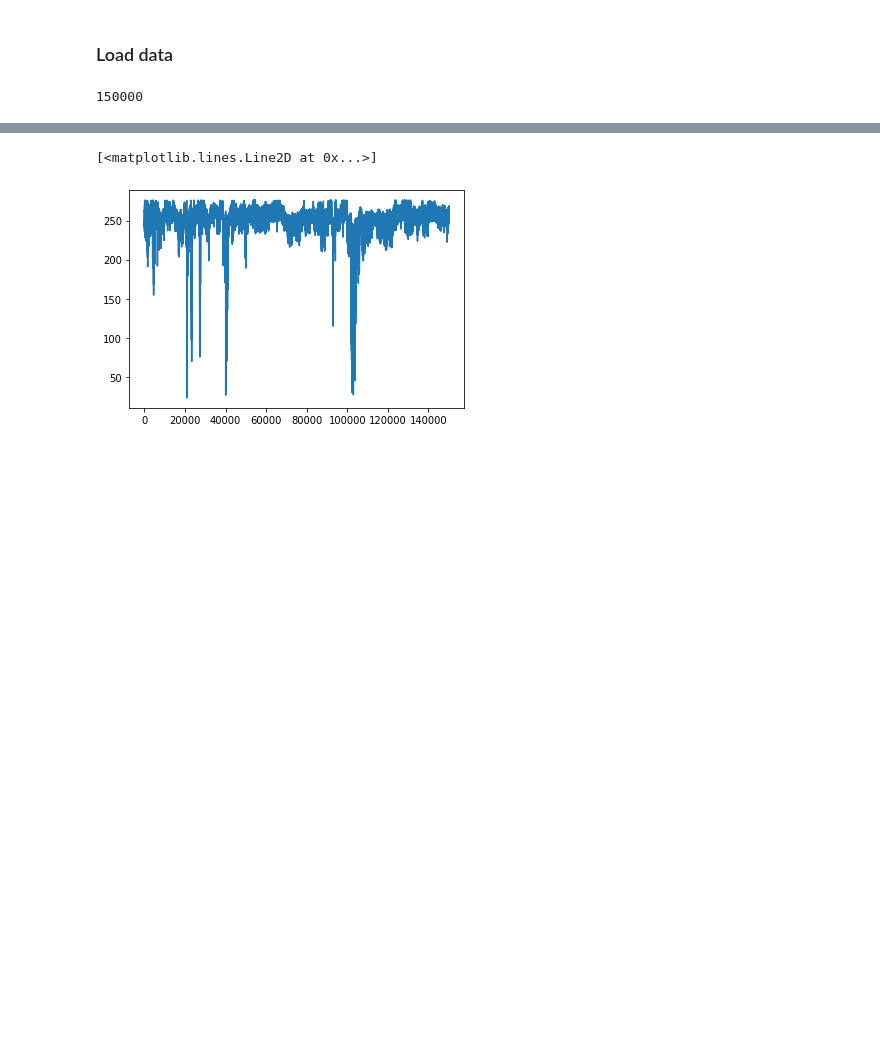
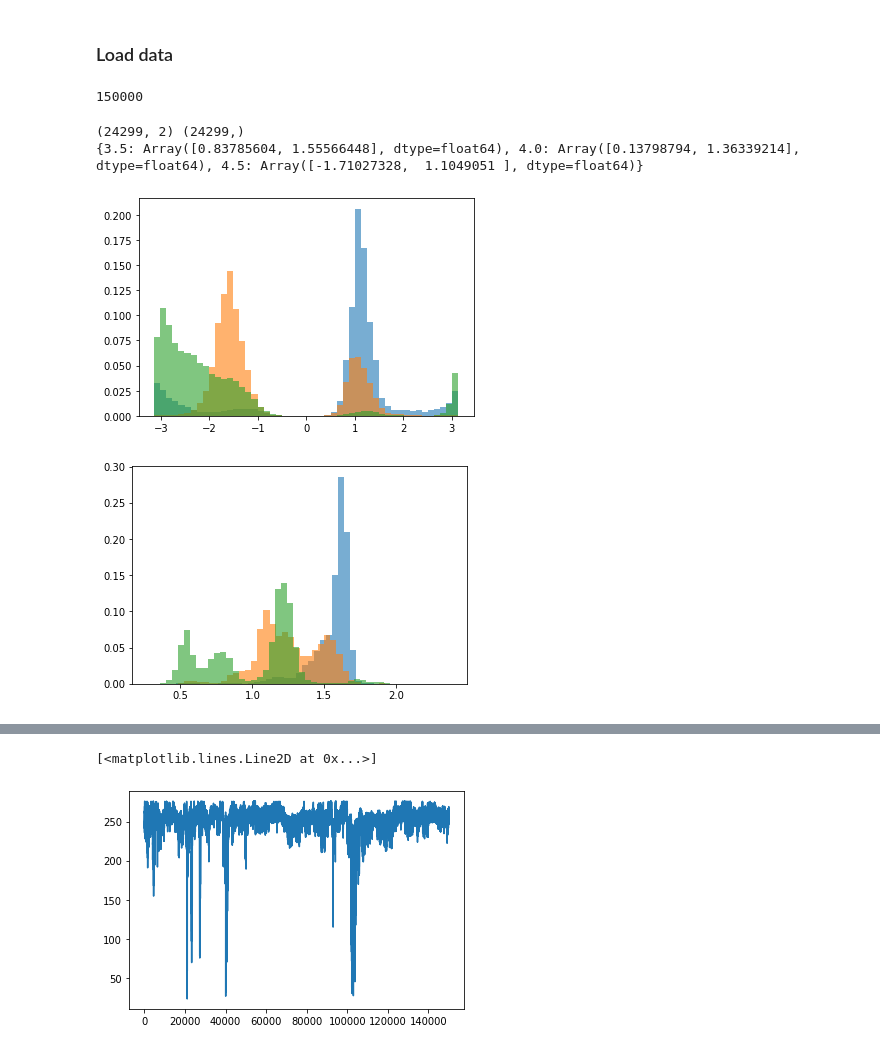
Before and after one commit to Tomfersil/pH-integration, a Jupyter notebook: ph_refine.ipynb, the cells around one changed output, grey strips where cells are left out. Drawn from its saved outputs; the diff is of its cells as text; code cells hidden in the pictures; blank space fills up the shorter version.

```diff
--- a/ph_refine.ipynb
+++ b/ph_refine.ipynb
@@ -469,0 +502,6 @@ def load_ph_data(obs_names, ph_vals, ns, gs, pH_weights, g_exp = None, sigma_exp
+# %%
+ph = 3.5
+
+
+
+gs[ph].iloc[ns[ph] == 1]#.loc[0]['weight']
@@ -483,13 +523,50 @@ ph_vals = [3.50, 4.00, 4.50]
 for ph in ph_vals:
     ns[ph] = pandas.read_csv(path + 'A5mer_pH0%.2f.occ' % ph, header=None).iloc[:, 0]
 
-    df = pandas.read_csv(path + 'COLVAR_REWEIGHT_0%.2f' % ph, header=3, sep=' ').iloc[:, :4]
+    # df = pandas.read_csv(path + 'COLVAR_REWEIGHT_0%.2f' % ph, header=3, sep=' ').iloc[:, :4]
+    # df.columns = list(pandas.read_csv(path + 'COLVAR_REWEIGHT_0%.2f' % ph, nrows=0, sep=' '))[2:]
 
-    # df.columns = ['time', 'chi', 'eRMSD', 'bias']
-    df.columns = list(pandas.read_csv(path + 'COLVAR_REWEIGHT_0%.2f' % ph, nrows=0, sep=' '))[2:]
+    df = pandas.read_csv(path + 'COLVAR_REWEIGHT_0%.2f_weighted' % ph, header=0, sep=' ')[1:]#.iloc[:, :1]
 
     gs[ph] = df
 
 len(ns[3.5])
 # %% [output]
 150000
+# %%
+ws = {}
+obs = {}
+
+for prot in [0, 1]:
+    ws[prot] = {}
+    obs[prot] = {}
+    for ph in ph_vals:
+        my_gs = gs[ph][ns[ph].to_numpy() == prot]
+        obs[prot][ph] = np.array(my_gs[['chi', 'eRMSD']])
+        ws[prot][ph] = np.array(my_gs['weight'])
+        ws[prot][ph] /= np.sum(ws[prot][ph])
+
+print(obs[0][3.5].shape, ws[0][3.5].shape)
+
+n_prot = 1
+
+avs = {}
+for ph in ph_vals:
+    avs[ph] = np.average(obs[n_prot][ph], weights=ws[n_prot][ph], axis=0)
+
+print(avs)
+# %% [output]
+(24299, 2) (24299,)
+{3.5: Array([0.83785604, 1.55566448], dtype=float64), 4.0: Array([0.13798794, 1.36339214], dtype=float64), 4.5: Array([-1.71027328,  1.1049051 ], dtype=float64)}
+# %%
+n_prot = 0
+
+for ph in ph_vals:
+    plt.hist(obs[n_prot][ph][:, 0], weights=ws[n_prot][ph], alpha=0.6, bins=50)[0]
+
+plt.figure()
+for ph in ph_vals:
+    plt.hist(obs[n_prot][ph][:, 1], weights=ws[n_prot][ph], alpha=0.6, bins=50)[0]
+# %% [output]
+[figure, added]
+[figure, added]
```
Also changed, not shown: parts of 6 cells of this notebook.
